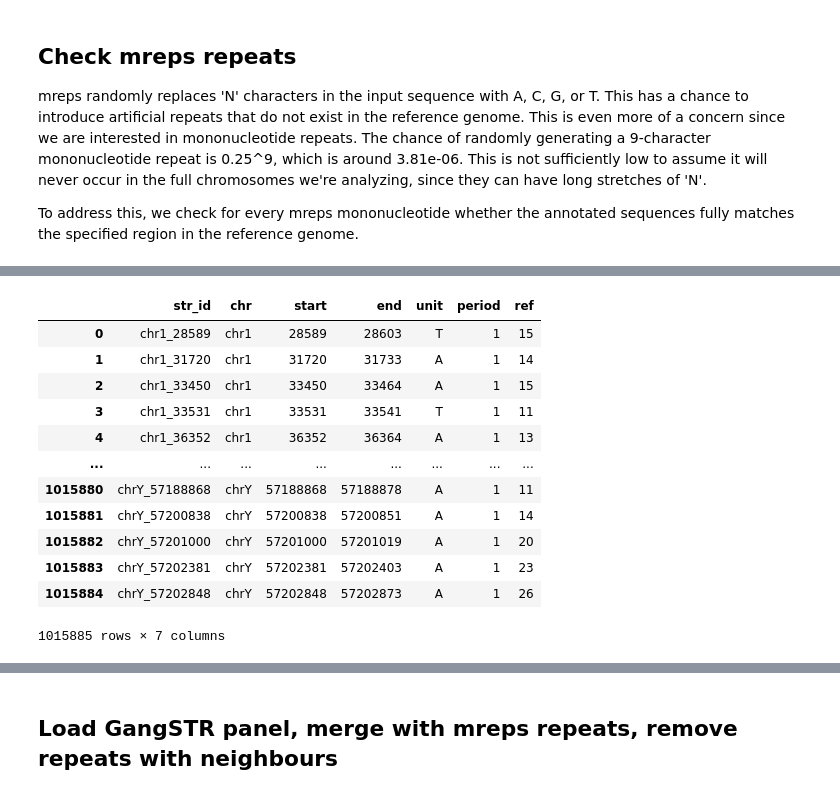
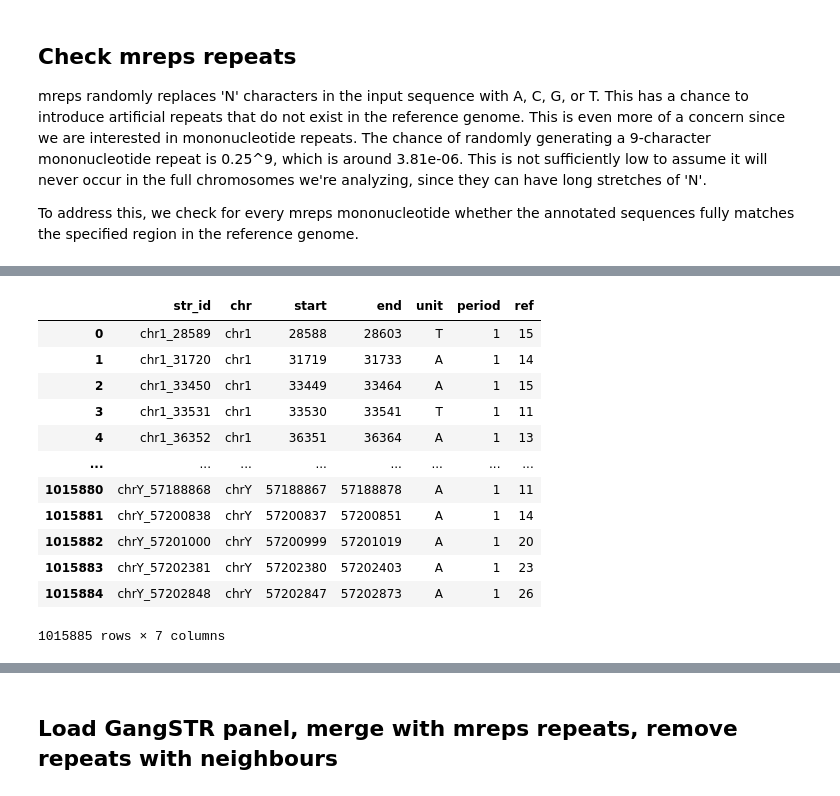
Before and after one commit to acg-team/ConSTRain-analyses, a Jupyter notebook: analyses/mononucleotide_repeats/2024-03-13_include_mreps_repeats.ipynb, the cells around one changed output, grey strips where cells are left out. Cells and saved outputs as stored; diff of their text form; code cells hidden in the pictures.

Commit message:
Updated mreps inclusion, now uses correct coordinate sytem

```diff
--- a/analyses/mononucleotide_repeats/2024-03-13_include_mreps_repeats.ipynb
+++ b/analyses/mononucleotide_repeats/2024-03-13_include_mreps_repeats.ipynb
@@ -29,6 +29,8 @@ for chrom in chromosomes:
     mreps_file = f"../../data/repeats/{chrom}_mreps.txt"
     df_mreps_chrom = file_io.load_mreps_repeats(mreps_file, chrom)
     df_mreps.append(df_mreps_chrom)
-df_mreps = pd.concat(df_mreps).reset_index(drop=True)
+
+# Add all mreps DFs together, and substract 1 from start position to convert to 0-based open-ended coordinates
+df_mreps = pd.concat(df_mreps).assign(start = lambda x: x["start"] - 1).reset_index(drop=True)
 df_mreps
 # %% [output]
@@ -37,13 +39,13 @@ Wall time: 4.09 s
 |  | str_id | chr | start | end | unit | period | ref |
-| 0 | chr1_28589 | chr1 | 28589 | 28603 | T | 1 | 15 |
-| 1 | chr1_31720 | chr1 | 31720 | 31733 | A | 1 | 14 |
-| 2 | chr1_33450 | chr1 | 33450 | 33464 | A | 1 | 15 |
-| 3 | chr1_33531 | chr1 | 33531 | 33541 | T | 1 | 11 |
-| 4 | chr1_36352 | chr1 | 36352 | 36364 | A | 1 | 13 |
+| 0 | chr1_28589 | chr1 | 28588 | 28603 | T | 1 | 15 |
+| 1 | chr1_31720 | chr1 | 31719 | 31733 | A | 1 | 14 |
+| 2 | chr1_33450 | chr1 | 33449 | 33464 | A | 1 | 15 |
+| 3 | chr1_33531 | chr1 | 33530 | 33541 | T | 1 | 11 |
+| 4 | chr1_36352 | chr1 | 36351 | 36364 | A | 1 | 13 |
 | ... | ... | ... | ... | ... | ... | ... | ... |
-| 1015880 | chrY_57188868 | chrY | 57188868 | 57188878 | A | 1 | 11 |
-| 1015881 | chrY_57200838 | chrY | 57200838 | 57200851 | A | 1 | 14 |
-| 1015882 | chrY_57201000 | chrY | 57201000 | 57201019 | A | 1 | 20 |
-| 1015883 | chrY_57202381 | chrY | 57202381 | 57202403 | A | 1 | 23 |
-| 1015884 | chrY_57202848 | chrY | 57202848 | 57202873 | A | 1 | 26 |
+| 1015880 | chrY_57188868 | chrY | 57188867 | 57188878 | A | 1 | 11 |
+| 1015881 | chrY_57200838 | chrY | 57200837 | 57200851 | A | 1 | 14 |
+| 1015882 | chrY_57201000 | chrY | 57200999 | 57201019 | A | 1 | 20 |
+| 1015883 | chrY_57202381 | chrY | 57202380 | 57202403 | A | 1 | 23 |
+| 1015884 | chrY_57202848 | chrY | 57202847 | 57202873 | A | 1 | 26 |
 1015885 rows × 7 columns
```
Also changed, not shown: parts of 13 cells of this notebook.
